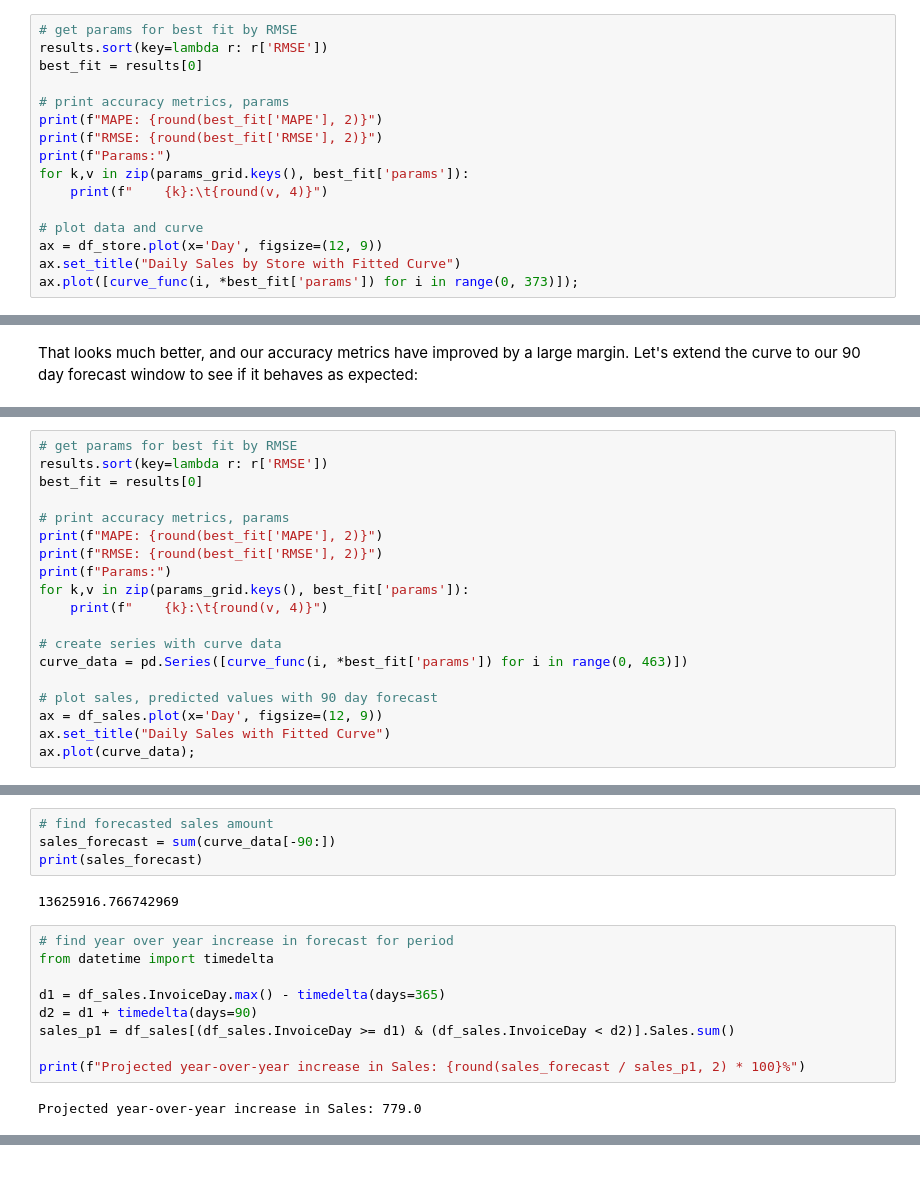
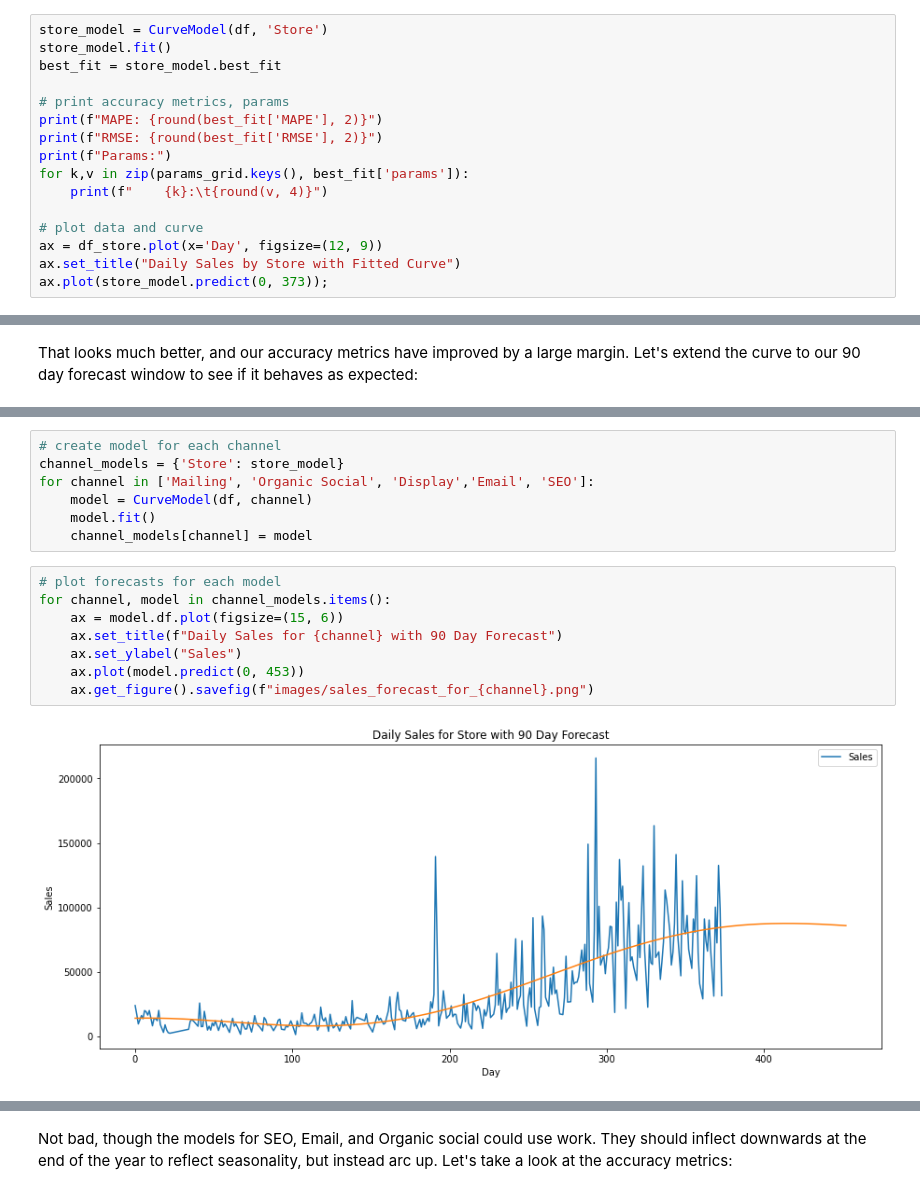
Before and after one commit to rob-dalton/comoto-takehome, a Jupyter notebook: section_3.ipynb, the cells around one changed output, grey strips where cells are left out. Cells and saved outputs as stored; diff of their text form.

Commit message:
Updated forecast model.

```diff
--- a/section_3.ipynb
+++ b/section_3.ipynb
@@ -157,7 +208,7 @@ for params in ParameterGrid(params_grid):
 # %%
-# get params for best fit by RMSE
-results.sort(key=lambda r: r['RMSE'])
-best_fit = results[0]
+store_model = CurveModel(df, 'Store')
+store_model.fit()
+best_fit = store_model.best_fit
 
 # print accuracy metrics, params
 print(f"MAPE: {round(best_fit['MAPE'], 2)}")
@@ -169,7 +220,7 @@ for k,v in zip(params_grid.keys(), best_fit['params']):
 # plot data and curve
 ax = df_store.plot(x='Day', figsize=(12, 9))
 ax.set_title("Daily Sales by Store with Fitted Curve")
-ax.plot([curve_func(i, *best_fit['params']) for i in range(0, 373)]);
+ax.plot(store_model.predict(0, 373));
 # %% [output]
 MAPE: 40.71
 RMSE: 476075492.08
@@ -226,19 +245,0 @@ for params in ParameterGrid(params_grid):
-# %%
-# get params for best fit by RMSE
-results.sort(key=lambda r: r['RMSE'])
-best_fit = results[0]
-
-# print accuracy metrics, params
-print(f"MAPE: {round(best_fit['MAPE'], 2)}")
-print(f"RMSE: {round(best_fit['RMSE'], 2)}")
-print(f"Params:")
-for k,v in zip(params_grid.keys(), best_fit['params']):
-    print(f"    {k}:\t{round(v, 4)}")
-
-# create series with curve data
-curve_data = pd.Series([curve_func(i, *best_fit['params']) for i in range(0, 463)])
-
-# plot sales, predicted values with 90 day forecast
-ax = df_sales.plot(x='Day', figsize=(12, 9))
-ax.set_title("Daily Sales with Fitted Curve")
-ax.plot(curve_data);
@@ -256,17 +246,17 @@ Not as well. While the MAPE value is similar to the curve we fit on Sales by Sto
-# %%
-# find forecasted sales amount
-sales_forecast = sum(curve_data[-90:])
-print(sales_forecast)
-# %% [output]
-13625916.766742969
-# %%
-# find year over year increase in forecast for period
-from datetime import timedelta
-
-d1 = df_sales.InvoiceDay.max() - timedelta(days=365)
-d2 = d1 + timedelta(days=90)
-sales_p1 = df_sales[(df_sales.InvoiceDay >= d1) & (df_sales.InvoiceDay < d2)].Sales.sum()
-
-print(f"Projected year-over-year increase in Sales: {round(sales_forecast / sales_p1, 2) * 100}%")
-# %% [output]
-Projected year-over-year increase in Sales: 779.0
+# %%
+# create model for each channel
+channel_models = {'Store': store_model}
+for channel in ['Mailing', 'Organic Social', 'Display','Email', 'SEO']:
+    model = CurveModel(df, channel)
+    model.fit()
+    channel_models[channel] = model
+# %%
+# plot forecasts for each model
+for channel, model in channel_models.items():
+    ax = model.df.plot(figsize=(15, 6))
+    ax.set_title(f"Daily Sales for {channel} with 90 Day Forecast")
+    ax.set_ylabel("Sales")
+    ax.plot(model.predict(0, 453))
+    ax.get_figure().savefig(f"images/sales_forecast_for_{channel}.png")
+# %% [output]
+[figure, added]
@@ -272,0 +268,2 @@ Projected year-over-year increase in Sales: 779.0
+# %% [markdown]
+Not bad, though the models for SEO, Email, and Organic social could use work. They should inflect downwards at the end of the year to reflect seasonality, but instead arc up. Let's take a look at the accuracy metrics:
```
Also changed, not shown: parts of 12 cells of this notebook, 7 other files.
